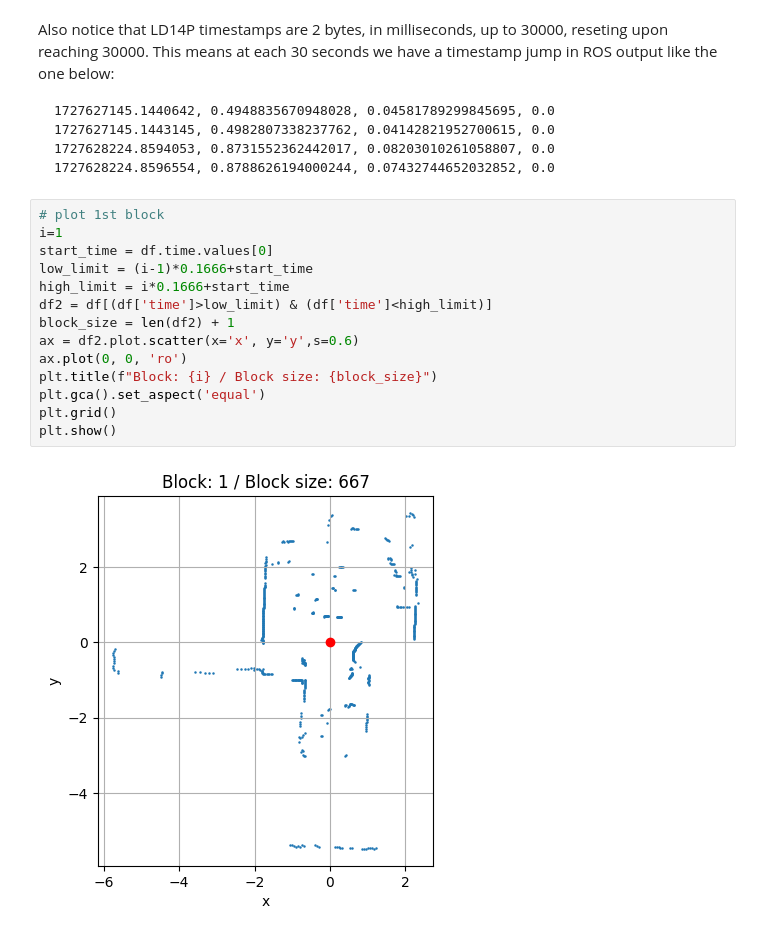
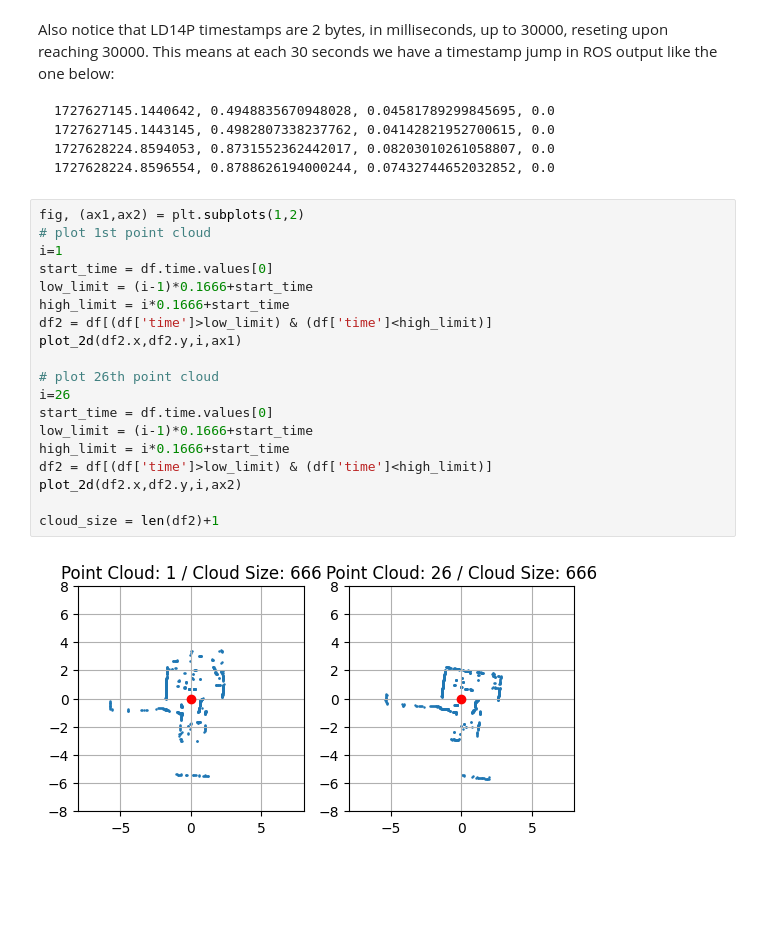
Before and after one commit to HumbertoDiego/lidar-experiments, a Jupyter notebook: Theory 2-IterativeClosestPoint.ipynb, the cells around one changed output. Saved outputs shown, nothing was run; the diff lists cells and outputs as text; blank space fills up the shorter version.

````diff
--- a/Theory 2-IterativeClosestPoint.ipynb
+++ b/Theory 2-IterativeClosestPoint.ipynb
@@ -804,19 +829,24 @@ Also notice that LD14P timestamps are 2 bytes, in milliseconds, up to 30000, res
 1727628224.8594053, 0.8731552362442017, 0.08203010261058807, 0.0
 1727628224.8596554, 0.8788626194000244, 0.07432744652032852, 0.0
 ```
-# %%
-# plot 1st block
-i=1
-start_time = df.time.values[0]
-low_limit = (i-1)*0.1666+start_time
-high_limit = i*0.1666+start_time
-df2 = df[(df['time']>low_limit) & (df['time']<high_limit)]
-block_size = len(df2) + 1
-ax = df2.plot.scatter(x='x', y='y',s=0.6)
-ax.plot(0, 0, 'ro')
-plt.title(f"Block: {i} / Block size: {block_size}")
-plt.gca().set_aspect('equal')
-plt.grid()
-plt.show()
-# %% [output]
-[figure, removed]
+# %%
+fig, (ax1,ax2) = plt.subplots(1,2)
+# plot 1st point cloud
+i=1
+start_time = df.time.values[0]
+low_limit = (i-1)*0.1666+start_time
+high_limit = i*0.1666+start_time
+df2 = df[(df['time']>low_limit) & (df['time']<high_limit)]
+plot_2d(df2.x,df2.y,i,ax1)
+
+# plot 26th point cloud
+i=26
+start_time = df.time.values[0]
+low_limit = (i-1)*0.1666+start_time
+high_limit = i*0.1666+start_time
+df2 = df[(df['time']>low_limit) & (df['time']<high_limit)]
+plot_2d(df2.x,df2.y,i,ax2)
+
+cloud_size = len(df2)+1
+# %% [output]
+[figure, added]
````
Also changed, not shown: parts of 38 cells of this notebook, 2 other files.
